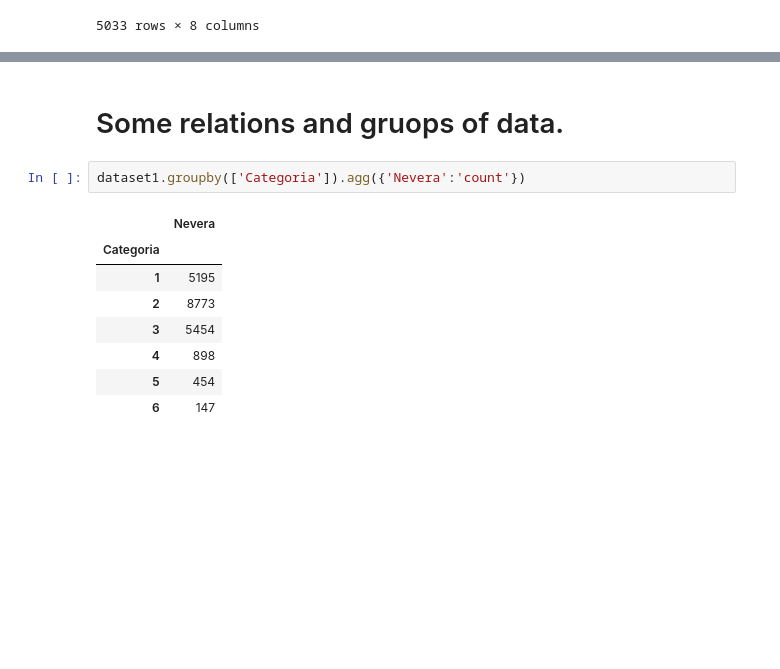
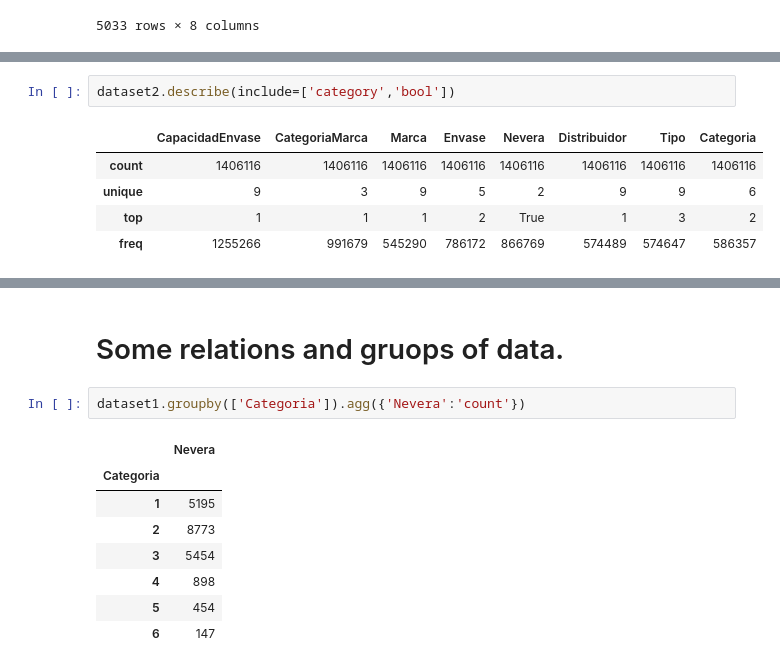
Before and after one commit to LauraTrujilloT/Datacup2020_TheCurlyPals_COL, a Jupyter notebook: notebooks/Oscar.ipynb, the cells around one changed output, grey strips where cells are left out. Drawn from its saved outputs; the diff is of its cells as text; blank space fills up the shorter version.

```diff
--- a/notebooks/Oscar.ipynb
+++ b/notebooks/Oscar.ipynb
@@ -243,3 +264,11 @@ dataset2.sample(10)
+# %%
+dataset2.describe(include=['category','bool'])
+# %% [output]
+|  | CapacidadEnvase | CategoriaMarca | Marca | Envase | Nevera | Distribuidor | Tipo | Categoria |
+| count | 1406116 | 1406116 | 1406116 | 1406116 | 1406116 | 1406116 | 1406116 | 1406116 |
+| unique | 9 | 3 | 9 | 5 | 2 | 9 | 9 | 6 |
+| top | 1 | 1 | 1 | 2 | True | 1 | 3 | 2 |
+| freq | 1255266 | 991679 | 545290 | 786172 | 866769 | 574489 | 574647 | 586357 |
 # %%
 dataset2.describe()
 # %% [output]
```
Also changed, not shown: parts of 4 cells of this notebook.
